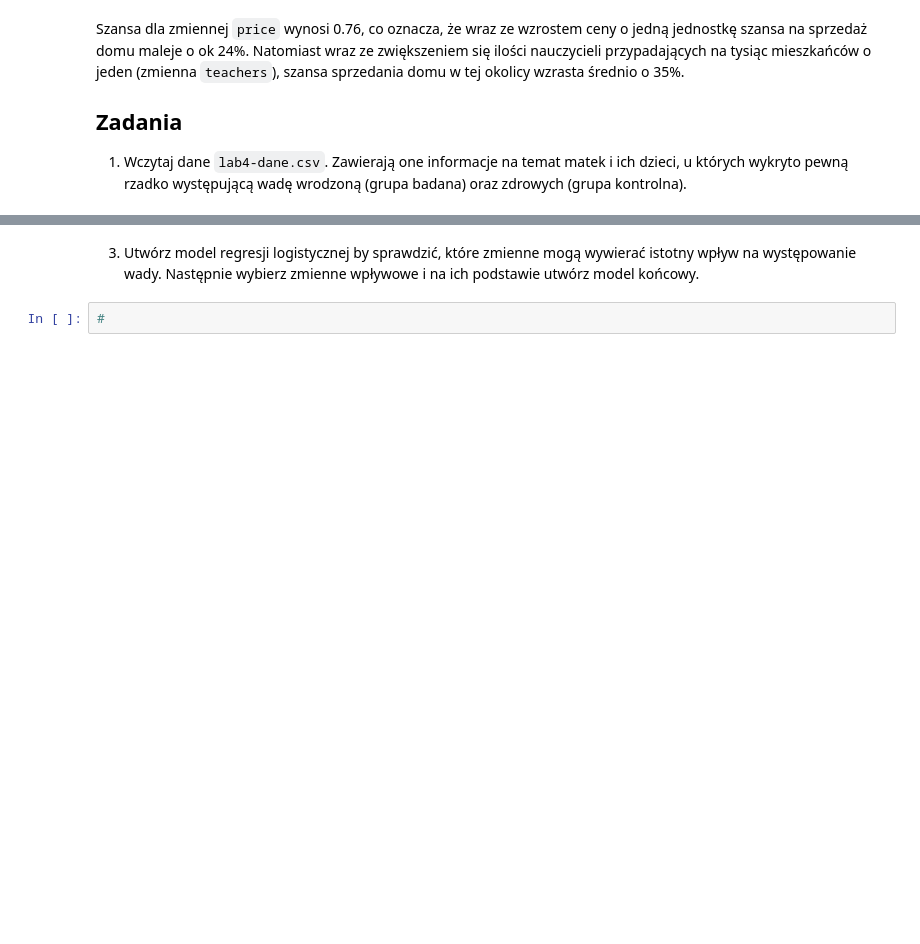
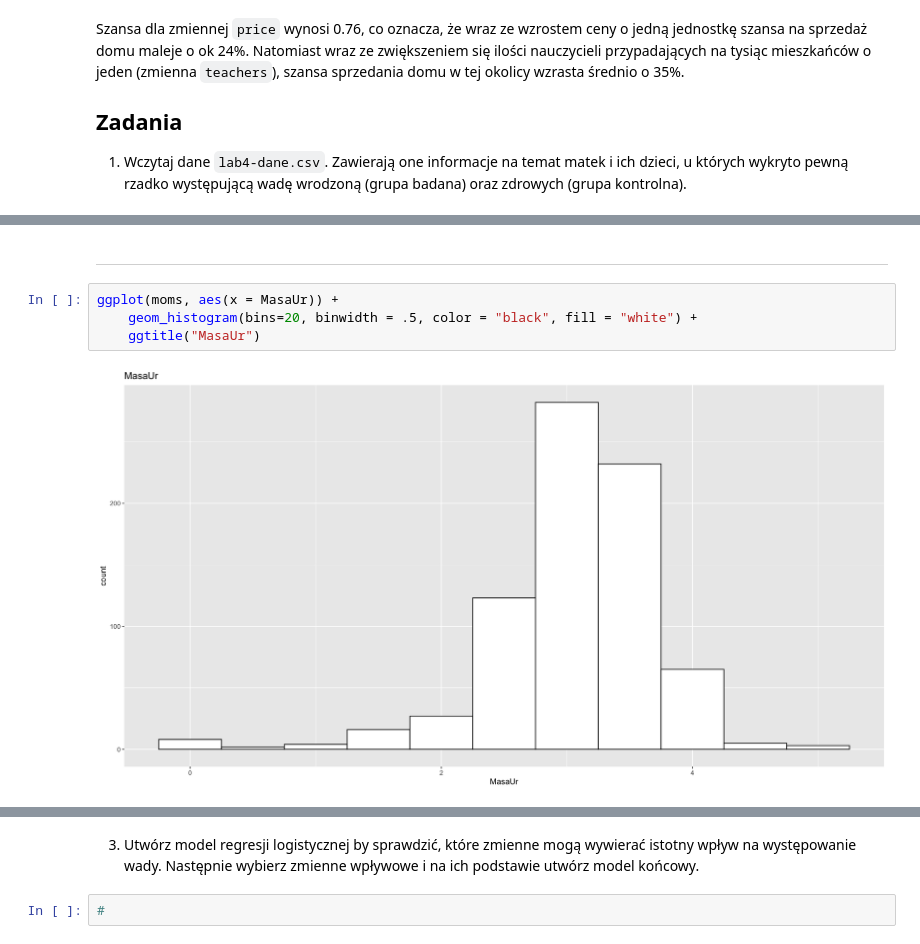
Before and after one commit to stawarzkrzysztof/uczenie_maszynowe_ifs2024, a Jupyter notebook: 30_10_2024/04-UM2024_regresja_logistyczna.ipynb, the cells around one changed output, grey strips where cells are left out. Saved outputs shown, nothing was run; the diff lists cells and outputs as text; blank space fills up the shorter version.

```diff
--- a/30_10_2024/04-UM2024_regresja_logistyczna.ipynb
+++ b/30_10_2024/04-UM2024_regresja_logistyczna.ipynb
@@ -84,0 +399,8 @@ Szansa dla zmiennej `price` wynosi 0.76, co oznacza, że wraz ze wzrostem ceny o
+# %% [markdown]
+___
+# %%
+ggplot(moms, aes(x = MasaUr)) +
+    geom_histogram(bins=20, binwidth = .5, color = "black", fill = "white") +
+    ggtitle("MasaUr")
+# %% [output]
+[figure, added]
```
Also changed, not shown: parts of 26 cells of this notebook.
